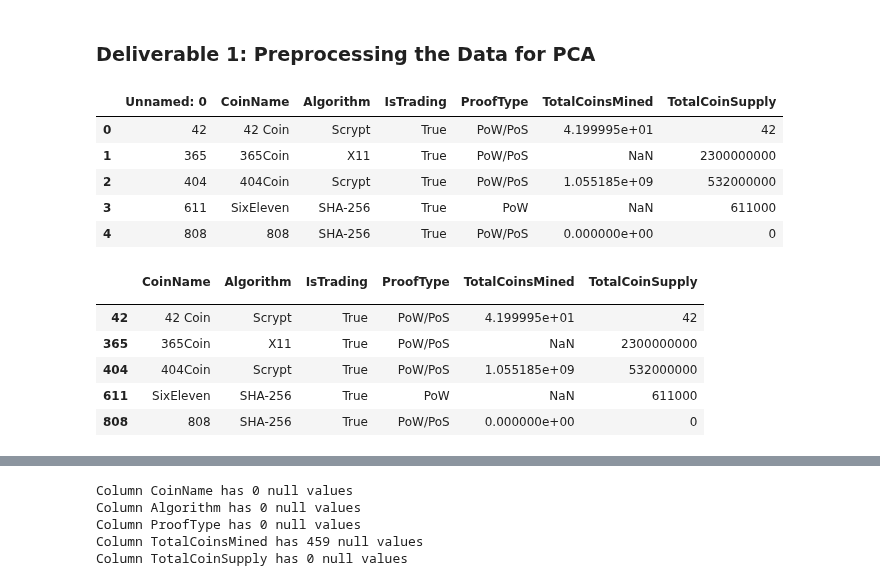
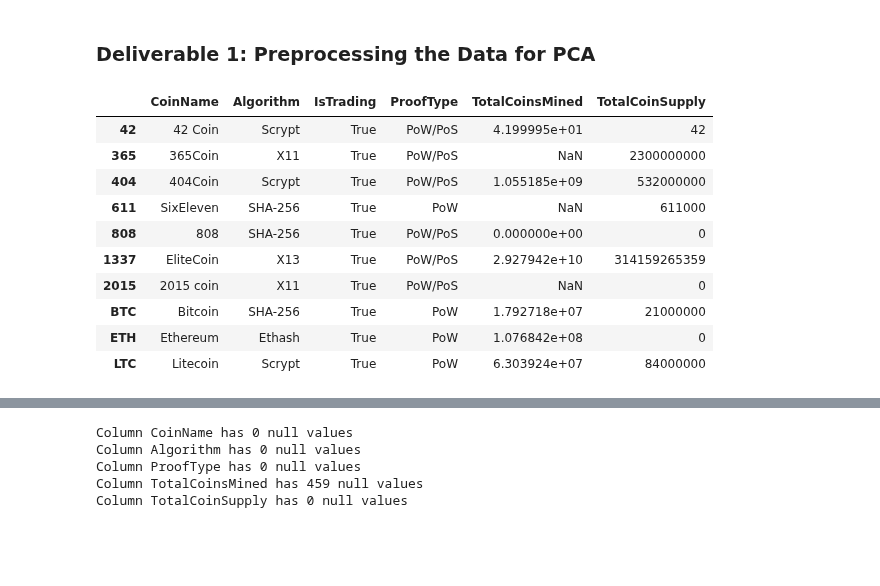
Before and after one commit to stacey1079/Cryptocurrencies, a Jupyter notebook: crypto_clustering.ipynb, the cells around one changed output, grey strips where cells are left out. Saved outputs shown, nothing was run; the diff lists cells and outputs as text; code cells hidden in the pictures; blank space fills up the shorter version.

```diff
--- a/crypto_clustering.ipynb
+++ b/crypto_clustering.ipynb
@@ -13,29 +13,21 @@ from sklearn.cluster import KMeans
 ### Deliverable 1: Preprocessing the Data for PCA
 # %%
 # Load the crypto_data.csv dataset.
-file_path = "crypto_data.csv"
-crypto_df = pd.read_csv(file_path)
-crypto_df.head()
+#file_path = "crypto_data.csv"
+crypto_df = pd.read_csv("crypto_data.csv", index_col=0)
+crypto_df.head(10)
 # %% [output]
-|  | Unnamed: 0 | CoinName | Algorithm | IsTrading | ProofType | TotalCoinsMined | TotalCoinSupply |
-| 0 | 42 | 42 Coin | Scrypt | True | PoW/PoS | 4.199995e+01 | 42 |
-| 1 | 365 | 365Coin | X11 | True | PoW/PoS | NaN | 2300000000 |
-| 2 | 404 | 404Coin | Scrypt | True | PoW/PoS | 1.055185e+09 | 532000000 |
-| 3 | 611 | SixEleven | SHA-256 | True | PoW | NaN | 611000 |
-| 4 | 808 | 808 | SHA-256 | True | PoW/PoS | 0.000000e+00 | 0 |
+|  | CoinName | Algorithm | IsTrading | ProofType | TotalCoinsMined | TotalCoinSupply |
+| 42 | 42 Coin | Scrypt | True | PoW/PoS | 4.199995e+01 | 42 |
+| 365 | 365Coin | X11 | True | PoW/PoS | NaN | 2300000000 |
+| 404 | 404Coin | Scrypt | True | PoW/PoS | 1.055185e+09 | 532000000 |
+| 611 | SixEleven | SHA-256 | True | PoW | NaN | 611000 |
+| 808 | 808 | SHA-256 | True | PoW/PoS | 0.000000e+00 | 0 |
+| 1337 | EliteCoin | X13 | True | PoW/PoS | 2.927942e+10 | 314159265359 |
+| 2015 | 2015 coin | X11 | True | PoW/PoS | NaN | 0 |
+| BTC | Bitcoin | SHA-256 | True | PoW | 1.792718e+07 | 21000000 |
+| ETH | Ethereum | Ethash | True | PoW | 1.076842e+08 | 0 |
+| LTC | Litecoin | Scrypt | True | PoW | 6.303924e+07 | 84000000 |
-# %%
-# Renamed "Unnamed: 0" column and then set it as the index
-crypto_df = crypto_df.rename(columns={'Unnamed: 0': ''})
-crypto_df = crypto_df.set_index('')
-crypto_df.head()
-# %% [output]
-|  | CoinName | Algorithm | IsTrading | ProofType | TotalCoinsMined | TotalCoinSupply |
-|  |  |  |  |  |  |  |
-| 42 | 42 Coin | Scrypt | True | PoW/PoS | 4.199995e+01 | 42 |
-| 365 | 365Coin | X11 | True | PoW/PoS | NaN | 2300000000 |
-| 404 | 404Coin | Scrypt | True | PoW/PoS | 1.055185e+09 | 532000000 |
-| 611 | SixEleven | SHA-256 | True | PoW | NaN | 611000 |
-| 808 | 808 | SHA-256 | True | PoW/PoS | 0.000000e+00 | 0 |
 # %%
 # Keep all the cryptocurrencies that are being traded.
 new_crypto_df = crypto_df[crypto_df['IsTrading'] == True]
```
Also changed, not shown: parts of 13 cells of this notebook.
